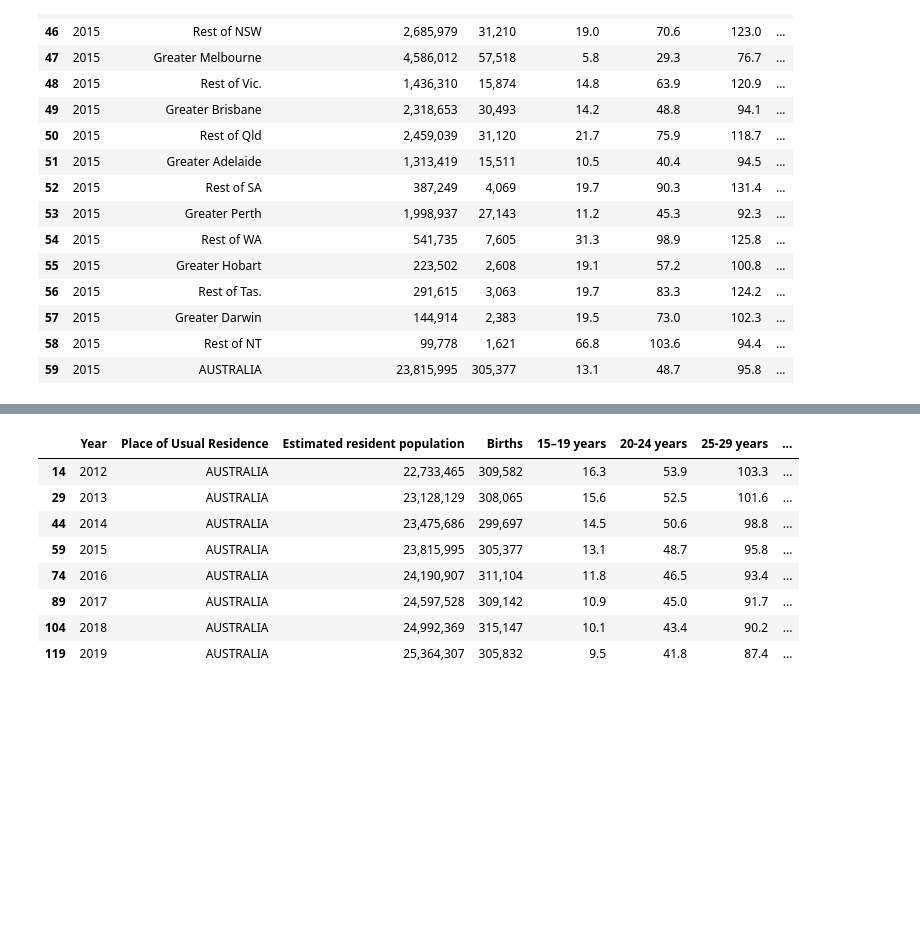
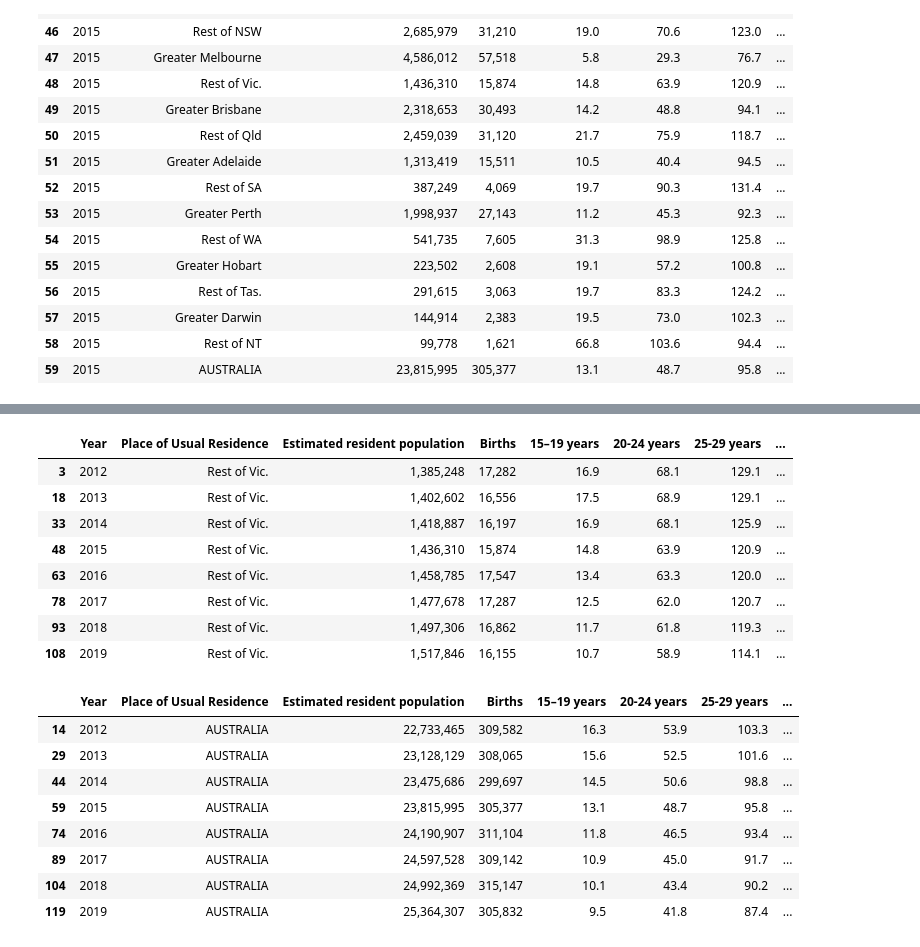
Before and after one commit to NathanJPotter/Team-Project-1, a Jupyter notebook: Project 1.ipynb, the cells around one changed output, grey strips where cells are left out. Cells and saved outputs as stored; diff of their text form; code cells hidden in the pictures; blank space fills up the shorter version.

```diff
--- a/Project 1.ipynb
+++ b/Project 1.ipynb
@@ -71,3 +89,16 @@ birth_data_nsw_df
+# %%
+birth_data_vic_df = birth_data_df.loc[birth_data_df['Place of Usual Residence'] == "Rest of Vic."]
+birth_data_vic_df
+# %% [output]
+|  | Year | Place of Usual Residence | Estimated resident population | Births | 15–19 years | 20-24 years | 25-29 years | ... |
+| 3 | 2012 | Rest of Vic. | 1,385,248 | 17,282 | 16.9 | 68.1 | 129.1 | ... |
+| 18 | 2013 | Rest of Vic. | 1,402,602 | 16,556 | 17.5 | 68.9 | 129.1 | ... |
+| 33 | 2014 | Rest of Vic. | 1,418,887 | 16,197 | 16.9 | 68.1 | 125.9 | ... |
+| 48 | 2015 | Rest of Vic. | 1,436,310 | 15,874 | 14.8 | 63.9 | 120.9 | ... |
+| 63 | 2016 | Rest of Vic. | 1,458,785 | 17,547 | 13.4 | 63.3 | 120.0 | ... |
+| 78 | 2017 | Rest of Vic. | 1,477,678 | 17,287 | 12.5 | 62.0 | 120.7 | ... |
+| 93 | 2018 | Rest of Vic. | 1,497,306 | 16,862 | 11.7 | 61.8 | 119.3 | ... |
+| 108 | 2019 | Rest of Vic. | 1,517,846 | 16,155 | 10.7 | 58.9 | 114.1 | ... |
 # %%
 birth_data_aus_df = birth_data_df.loc[birth_data_df['Place of Usual Residence'] == "AUSTRALIA"]
 birth_data_aus_df
```
Also changed, not shown: parts of 5 cells of this notebook.
